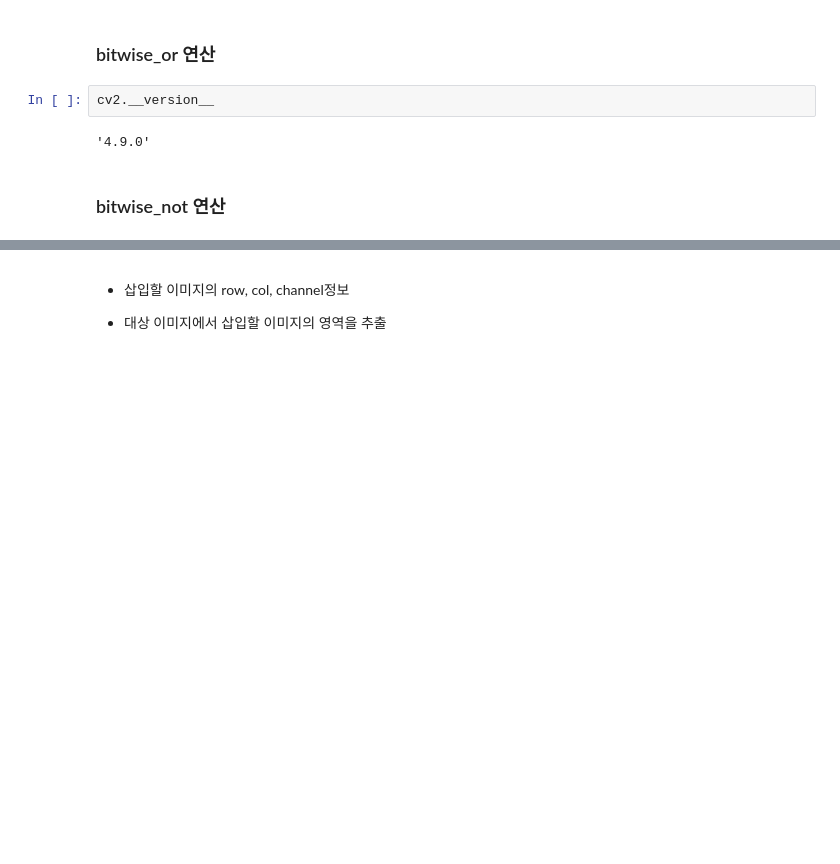
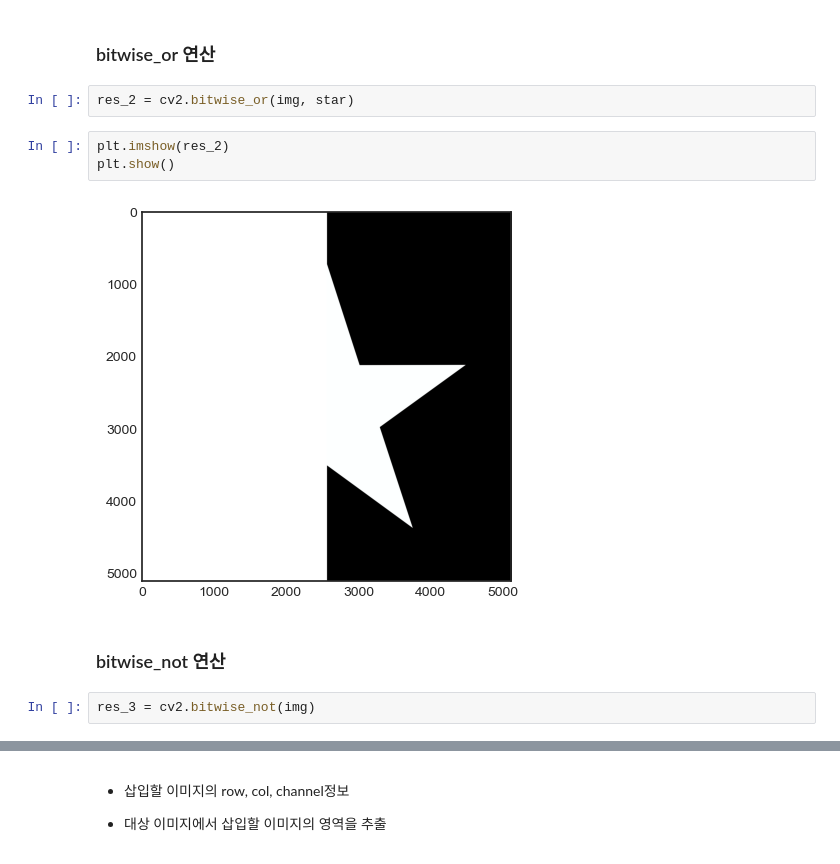
Before and after one commit to kksoo1769/study, a Jupyter notebook: code/computer_vision/01.OpenCV/03.image_operation.ipynb, the cells around one changed output, grey strips where cells are left out. Drawn from its saved outputs; the diff is of its cells as text; blank space fills up the shorter version.

```diff
--- a/code/computer_vision/01.OpenCV/03.image_operation.ipynb
+++ b/code/computer_vision/01.OpenCV/03.image_operation.ipynb
@@ -351,9 +351,14 @@ plt.show()
 [figure]
 # %% [markdown]
 ### bitwise_or 연산
-# %%
-cv2.__version__
-# %% [output]
-'4.9.0'
+# %%
+res_2 = cv2.bitwise_or(img, star)
+# %%
+plt.imshow(res_2)
+plt.show()
+# %% [output]
+[figure, added]
 # %% [markdown]
 ### bitwise_not 연산
+# %%
+res_3 = cv2.bitwise_not(img)
```
Also changed, not shown: parts of 39 cells of this notebook, 2 other files.
